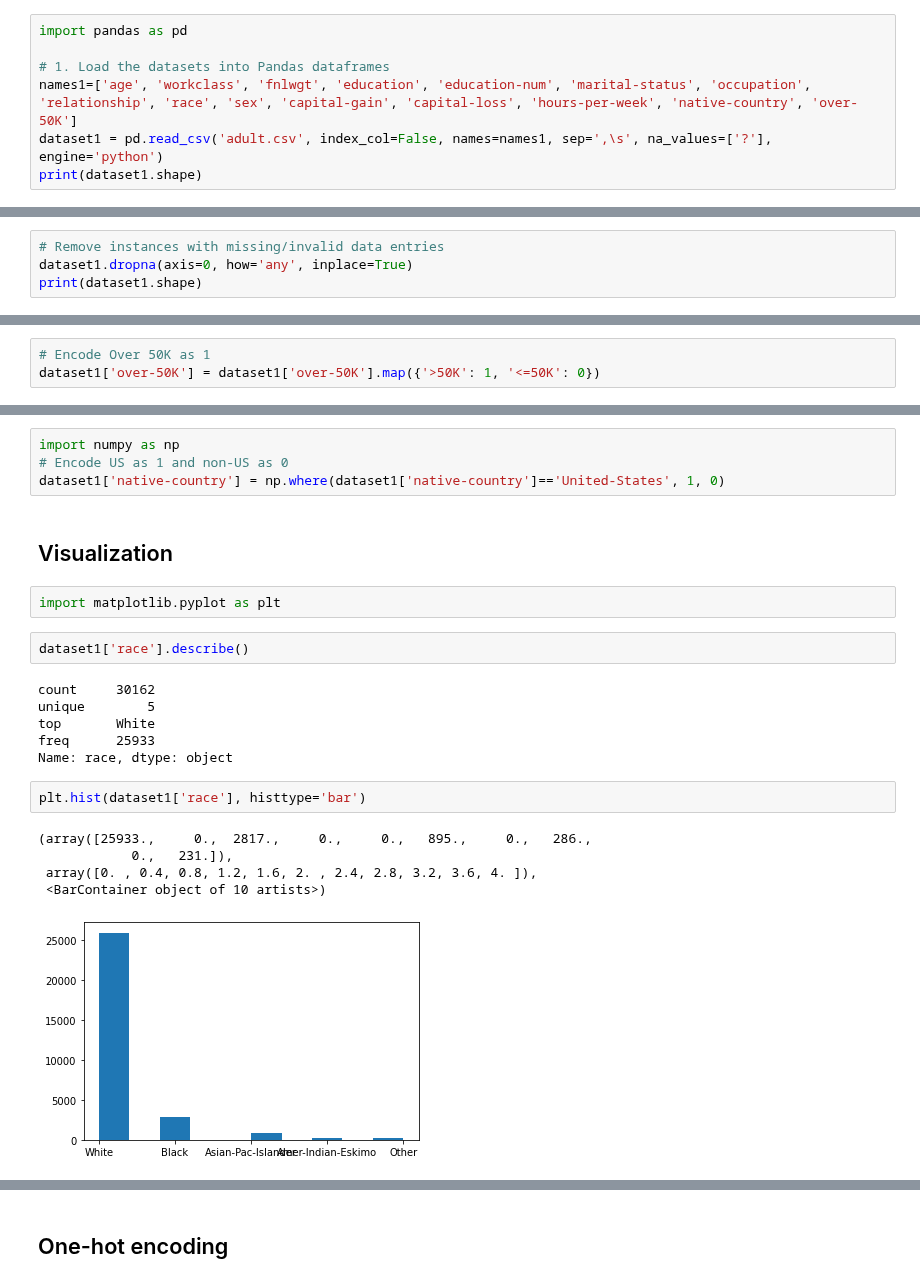
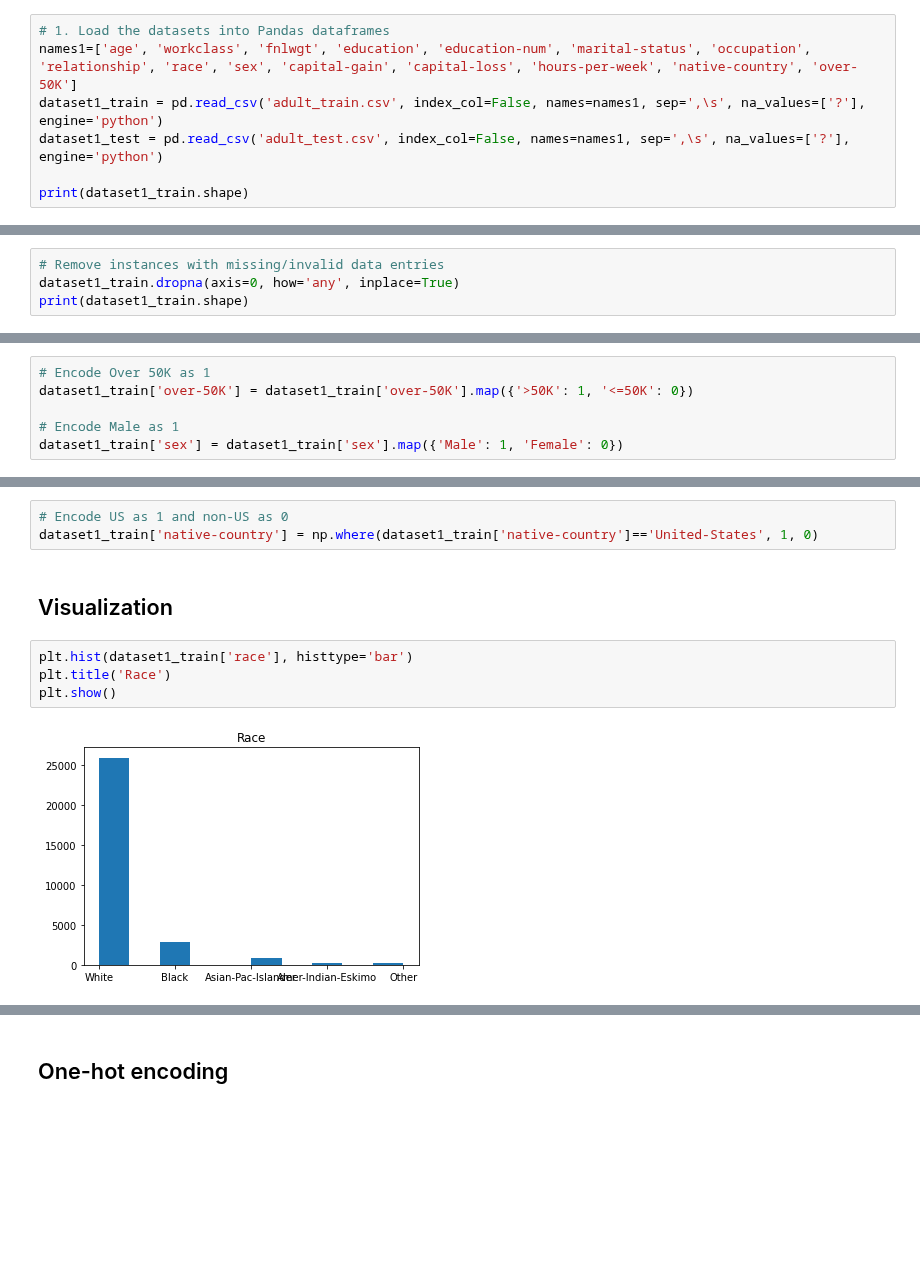
Before and after one commit to emmacona/COMP551-A1-KNN-and-Decision-tree-optimization, a Jupyter notebook: notebook.ipynb, the cells around one changed output, grey strips where cells are left out. Saved outputs shown, nothing was run; the diff lists cells and outputs as text; blank space fills up the shorter version.

Commit message:
Improving preprocessing dataset 1

```diff
--- a/notebook.ipynb
+++ b/notebook.ipynb
@@ -3,20 +9,23 @@
 # %%
-import pandas as pd
-
 # 1. Load the datasets into Pandas dataframes
 names1=['age', 'workclass', 'fnlwgt', 'education', 'education-num', 'marital-status', 'occupation', 'relationship', 'race', 'sex', 'capital-gain', 'capital-loss', 'hours-per-week', 'native-country', 'over-50K']
-dataset1 = pd.read_csv('adult.csv', index_col=False, names=names1, sep=',\s', na_values=['?'], engine='python')
-print(dataset1.shape)
+dataset1_train = pd.read_csv('adult_train.csv', index_col=False, names=names1, sep=',\s', na_values=['?'], engine='python')
+dataset1_test = pd.read_csv('adult_test.csv', index_col=False, names=names1, sep=',\s', na_values=['?'], engine='python')
+
+print(dataset1_train.shape)
 # %% [output]
 (32561, 15)
 # %% [markdown]
 ## Clean the data
 # %%
 # Remove instances with missing/invalid data entries
-dataset1.dropna(axis=0, how='any', inplace=True)
-print(dataset1.shape)
+dataset1_train.dropna(axis=0, how='any', inplace=True)
+print(dataset1_train.shape)
 # %% [output]
 (30162, 15)
 # %%
 # Encode Over 50K as 1
-dataset1['over-50K'] = dataset1['over-50K'].map({'>50K': 1, '<=50K': 0})
+dataset1_train['over-50K'] = dataset1_train['over-50K'].map({'>50K': 1, '<=50K': 0})
+
+# Encode Male as 1
+dataset1_train['sex'] = dataset1_train['sex'].map({'Male': 1, 'Female': 0})
@@ -34,26 +40,13 @@ Name: native-country, dtype: object
 # %% [markdown]
 Since 91% of native-country data is US, we will categorize this column as "US" and "non-US".
 # %%
-import numpy as np
 # Encode US as 1 and non-US as 0
-dataset1['native-country'] = np.where(dataset1['native-country']=='United-States', 1, 0)
+dataset1_train['native-country'] = np.where(dataset1_train['native-country']=='United-States', 1, 0)
 # %% [markdown]
 ## Visualization
-# %%
-import matplotlib.pyplot as plt
-# %%
-dataset1['race'].describe()
-# %% [output]
-count     30162
-unique        5
-top       White
-freq      25933
-Name: race, dtype: object
 # %%
-plt.hist(dataset1['race'], histtype='bar')
+plt.hist(dataset1_train['race'], histtype='bar')
+plt.title('Race')
+plt.show()
 # %% [output]
-(array([25933.,     0.,  2817.,     0.,     0.,   895.,     0.,   286.,
-            0.,   231.]),
- array([0. , 0.4, 0.8, 1.2, 1.6, 2. , 2.4, 2.8, 3.2, 3.6, 4. ]),
- <BarContainer object of 10 artists>)
-[figure, old version]
+[figure, new version]
```
Also changed, not shown: parts of 10 cells of this notebook, 4 other files.
